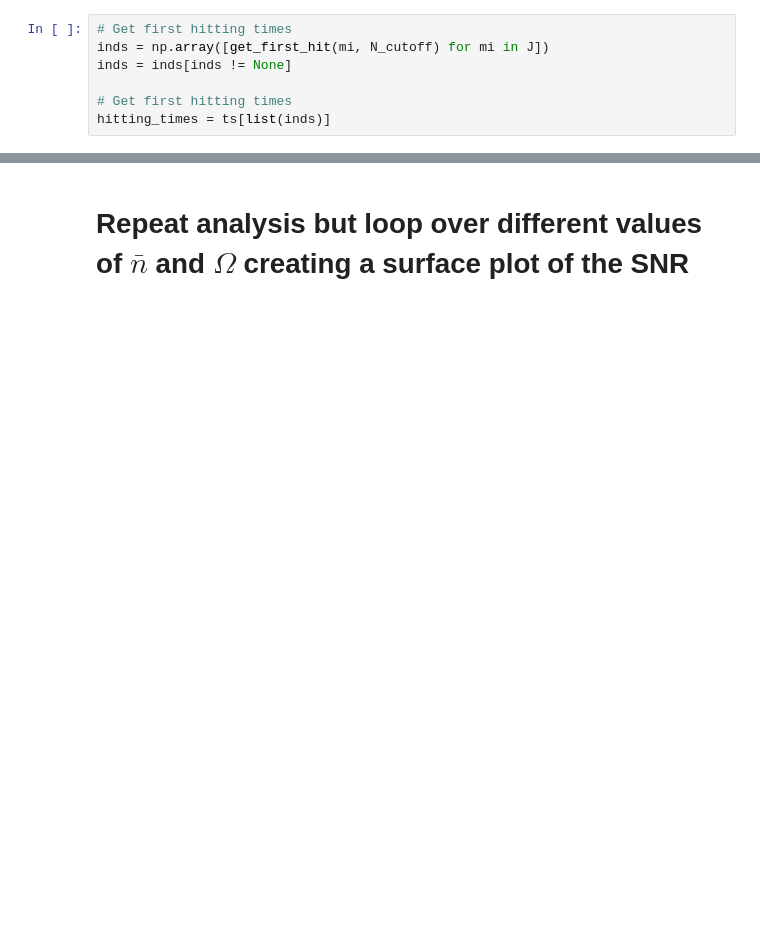
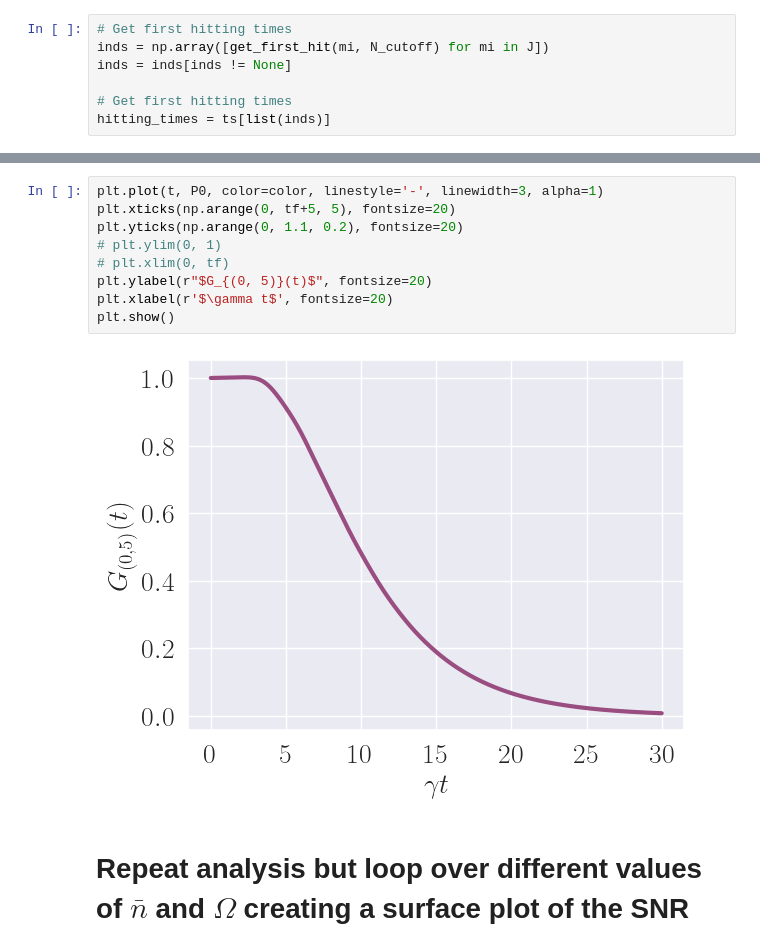
Before and after one commit to mikeal888/First_Passage_Times, a Jupyter notebook: Garrahan_example.ipynb, the cells around one changed output, grey strips where cells are left out. Drawn from its saved outputs; the diff is of its cells as text; blank space fills up the shorter version.

```diff
--- a/Garrahan_example.ipynb
+++ b/Garrahan_example.ipynb
@@ -267,3 +269,14 @@ fig.savefig('Figures/Garrahan_example.png', bbox_inches='tight', dpi=200)
+# %%
+plt.plot(t, P0, color=color, linestyle='-', linewidth=3, alpha=1)
+plt.xticks(np.arange(0, tf+5, 5), fontsize=20)
+plt.yticks(np.arange(0, 1.1, 0.2), fontsize=20)
+# plt.ylim(0, 1)
+# plt.xlim(0, tf)
+plt.ylabel(r"$G_{(0, 5)}(t)$", fontsize=20)
+plt.xlabel(r'$\gamma t$', fontsize=20)
+plt.show()
+# %% [output]
+[figure, added]
 # %% [markdown]
 # Repeat analysis but loop over different values of $\bar{n}$ and $\Omega$ creating a surface plot of the SNR
 # %%
```
Also changed, not shown: parts of 10 cells of this notebook, 1 other file.
